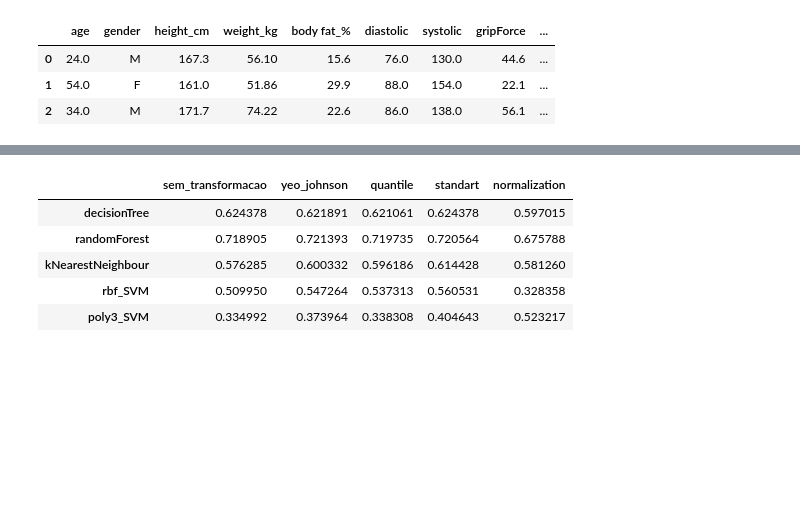
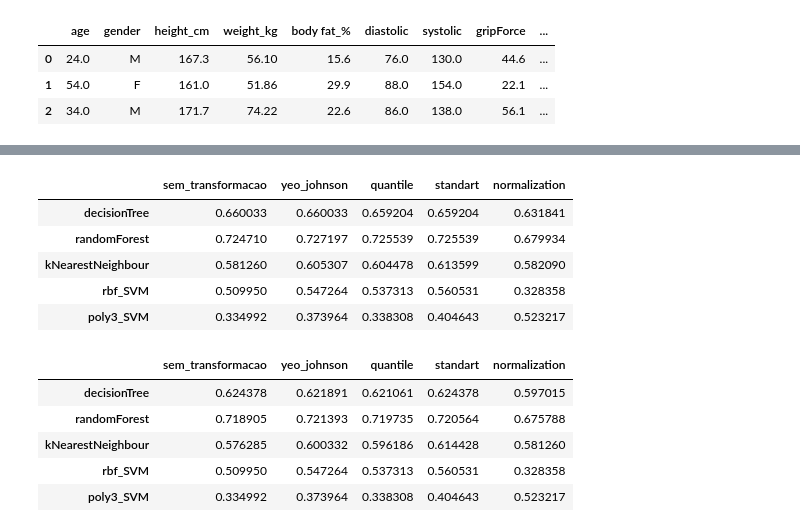
Before and after one commit to jpgam50/teste_branch, a Jupyter notebook: 1_pesquisa_e_desenvolvimento/3_treinamento_do_modelo.ipynb, the cells around one changed output, grey strips where cells are left out. Cells and saved outputs as stored; diff of their text form; code cells hidden in the pictures; blank space fills up the shorter version.

```diff
--- a/1_pesquisa_e_desenvolvimento/3_treinamento_do_modelo.ipynb
+++ b/1_pesquisa_e_desenvolvimento/3_treinamento_do_modelo.ipynb
@@ -128,17 +270,10 @@ classificadores={'decisionTree':DecisionTreeClassifier(criterion="entropy",
                 }
 # %%
-#variáveis que serão transformadas
-listaVar=['age',
- 'height_cm',
- 'weight_kg',
- 'body fat_%',
- 'diastolic',
- 'systolic',
- 'gripForce',
- 'sit and bend forward_cm',
- 'sit-ups counts',
- 'broad jump_cm'
-  ]
+#colunas que serão transformadas
+listaVar=['age', 'height_cm', 'weight_kg',
+ 'body fat_%', 'diastolic', 'systolic',
+ 'gripForce', 'sit and bend forward_cm',
+ 'sit-ups counts', 'broad jump_cm']
 # %%
 warnings.filterwarnings("ignore")
 
@@ -203 +337,13 @@ poly3_SVM treinado!
+# %%
+# apresentação dos resultados
+df=pd.DataFrame(dict_metricas)
+df.index=list(classificadores.keys())
+df
+# %% [output]
+|  | sem_transformacao | yeo_johnson | quantile | standart | normalization |
+| decisionTree | 0.660033 | 0.660033 | 0.659204 | 0.659204 | 0.631841 |
+| randomForest | 0.724710 | 0.727197 | 0.725539 | 0.725539 | 0.679934 |
+| kNearestNeighbour | 0.581260 | 0.605307 | 0.604478 | 0.613599 | 0.582090 |
+| rbf_SVM | 0.509950 | 0.547264 | 0.537313 | 0.560531 | 0.328358 |
+| poly3_SVM | 0.334992 | 0.373964 | 0.338308 | 0.404643 | 0.523217 |
 # %%
```
Also changed, not shown: parts of 18 cells of this notebook, 5 other files.
